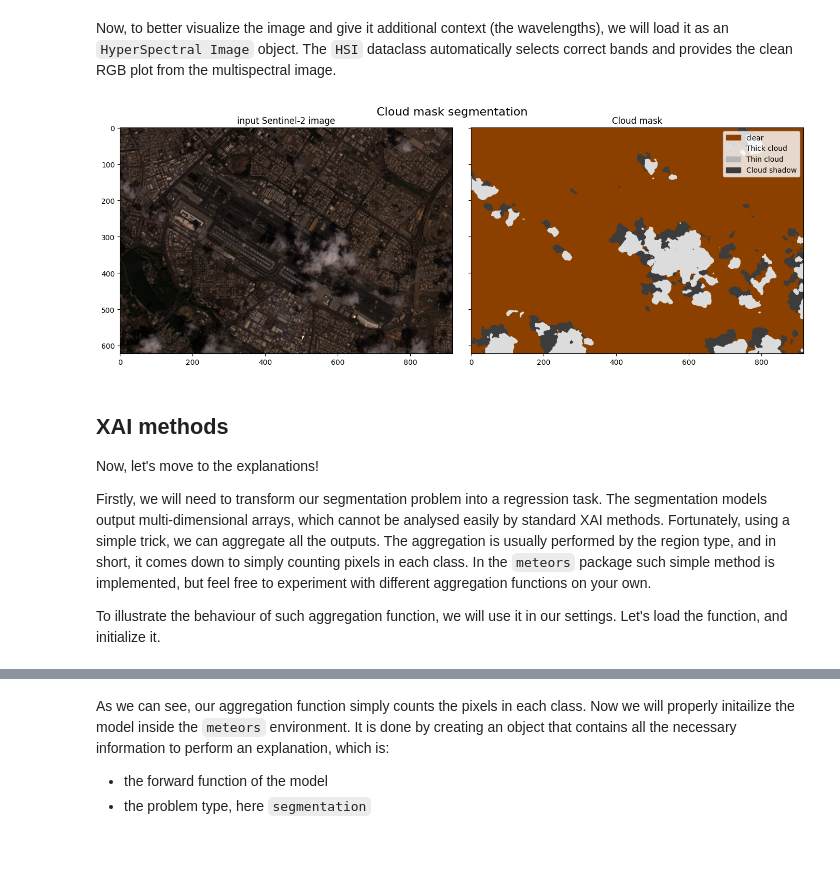
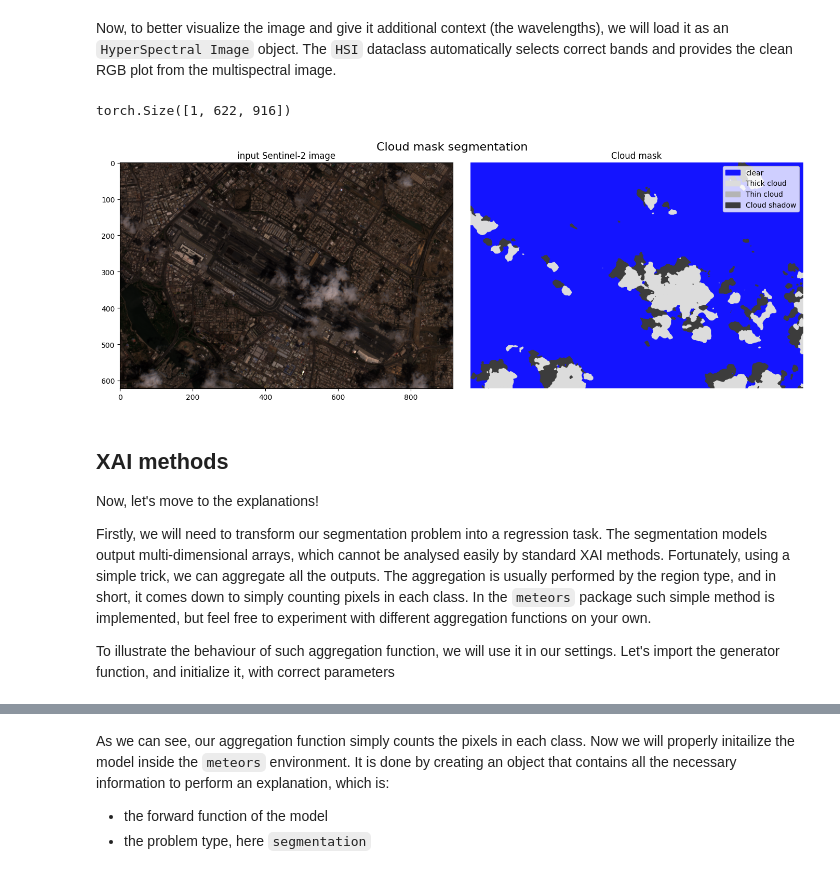
Before and after one commit to xai4space/meteors, a Jupyter notebook: examples/segmentation/segmentation.ipynb, the cells around one changed output, grey strips where cells are left out. Cells and saved outputs as stored; diff of their text form; code cells hidden in the pictures.

```diff
--- a/examples/segmentation/segmentation.ipynb
+++ b/examples/segmentation/segmentation.ipynb
@@ -69,19 +64,26 @@ Now, to better visualize the image and give it additional context (the wavelengt
 # %%
 hsi = mt.HSI(image=img, wavelengths=sentinel_central_wavelengths)
 # %%
-cloudmask = model.predict(hsi.image)  # prediction of the cloud mask
+cloudmask = model.predict(
+    hsi.image.unsqueeze(0)
+)  # prediction of the cloud mask with soft labels probablility of each class
+cloudmask_hard_labels = torch.argmax(cloudmask, dim=1).type(torch.uint8)  # hard labels - prediction of the classes
+# %%
+cloudmask_hard_labels.shape
+# %% [output]
+torch.Size([1, 622, 916])
 # %%
 fig, ax = plt.subplots(1, 2, figsize=(14, 5), sharey=True, tight_layout=True)
-cloudsen12.plot_cloudSEN12mask(cloudmask, ax[1])
+cloudsen12.plot_cloudSEN12mask(cloudmask_hard_labels.squeeze(), ax[1])
 ax[1].set_title("Cloud mask")
 
 vis.visualize_hsi(hsi, ax[0])
 ax[0].set_title("input Sentinel-2 image")
 fig.suptitle("Cloud mask segmentation", fontsize=16)
 
 plt.show()
 # %% [output]
-[figure, old version]
+[figure, new version]
 # %% [markdown]
 ## XAI methods
 
@@ -89,7 +91,7 @@ Now, let's move to the explanations!
 
 Firstly, we will need to transform our segmentation problem into a regression task. The segmentation models output multi-dimensional arrays, which cannot be analysed easily by standard XAI methods. Fortunately, using a simple trick, we can aggregate all the outputs. The aggregation is usually performed by the region type, and in short, it comes down to simply counting pixels in each class. In the `meteors` package such simple method is implemented, but feel free to experiment with different aggregation functions on your own.
 
-To illustrate the behaviour of such aggregation function, we will use it in our settings. Let's load the function, and initialize it.
+To illustrate the behaviour of such aggregation function, we will use it in our settings. Let's import the generator function, and initialize it, with correct parameters
 # %%
 from meteors.utils import agg_segmentation_postprocessing
 
```
Also changed, not shown: parts of 17 cells of this notebook, 2 other files.
